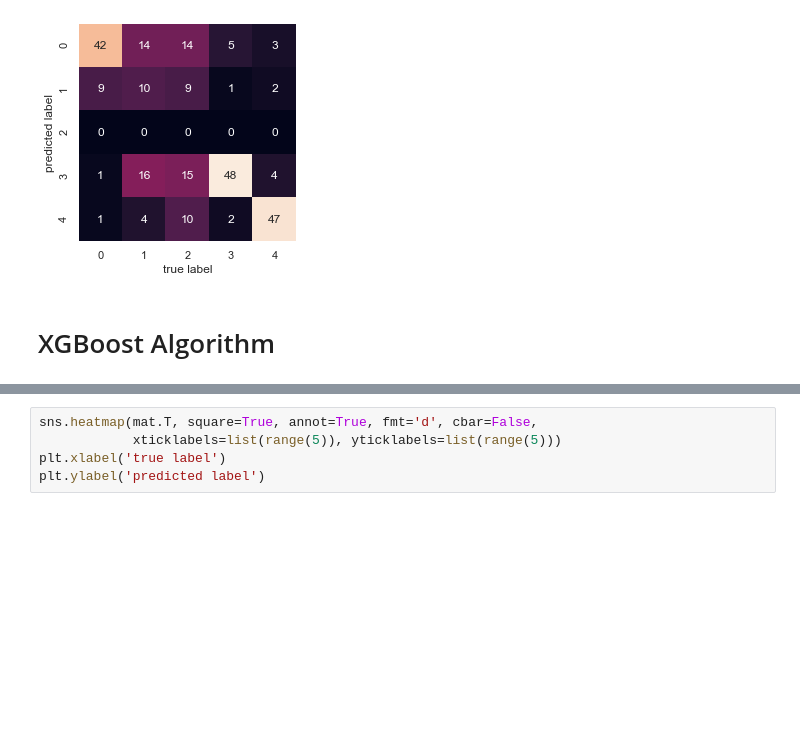
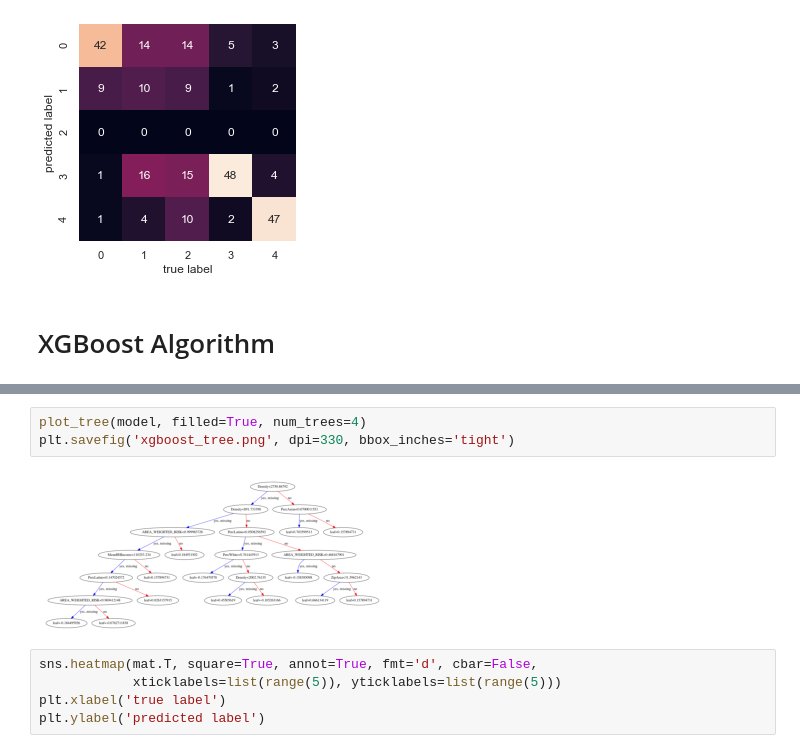
Before and after one commit to snme/DS4A, a Jupyter notebook: Clustering, Naive Bayes, Random Forest, ANN, XGBoost Analysis.ipynb, the cells around one changed output, grey strips where cells are left out. Saved outputs shown, nothing was run; the diff lists cells and outputs as text; blank space fills up the shorter version.

```diff
--- a/Clustering, Naive Bayes, Random Forest, ANN, XGBoost Analysis.ipynb
+++ b/Clustering, Naive Bayes, Random Forest, ANN, XGBoost Analysis.ipynb
@@ -445,3 +490,8 @@ Accuracy score is 0.8171206225680934
+# %%
+plot_tree(model, filled=True, num_trees=4)
+plt.savefig('xgboost_tree.png', dpi=330, bbox_inches='tight')
+# %% [output]
+[figure, added]
 # %%
 sns.heatmap(mat.T, square=True, annot=True, fmt='d', cbar=False,
             xticklabels=list(range(5)), yticklabels=list(range(5)))
```
Also changed, not shown: parts of 8 cells of this notebook, 2 other files.
